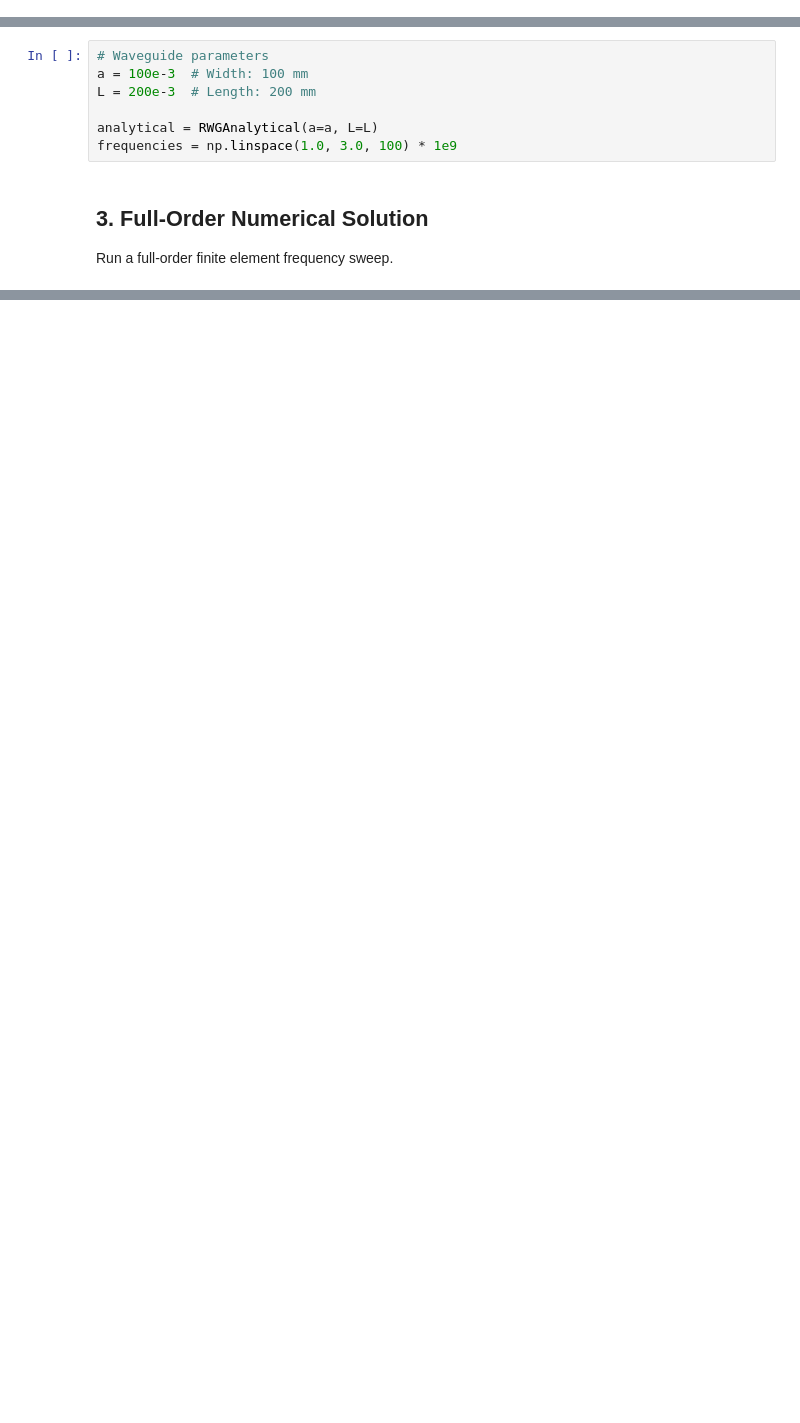
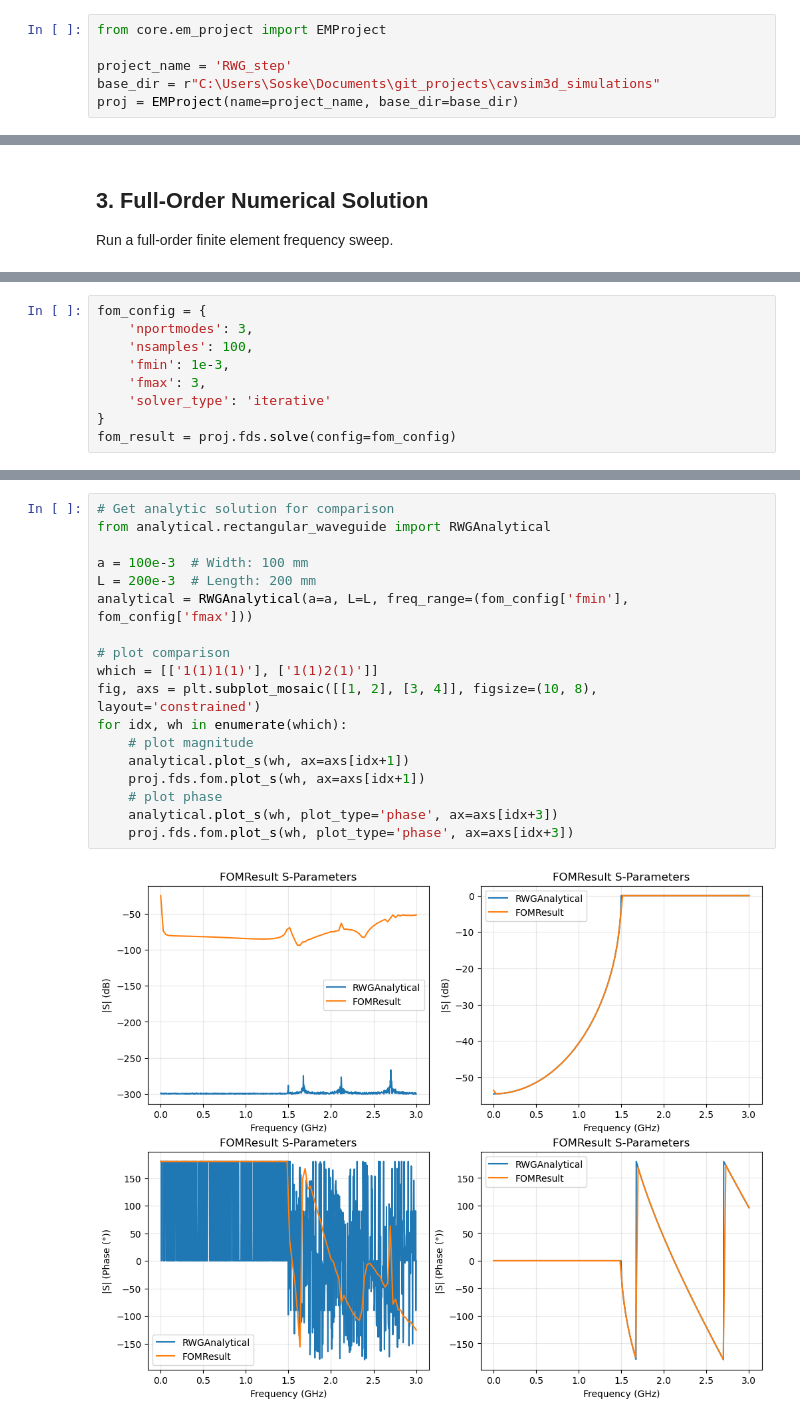
Before and after one commit to Dark-Elektron/cavsim3d, a Jupyter notebook: examples/rwg_step/rwg_step.ipynb, the cells around one changed output, grey strips where cells are left out. Drawn from its saved outputs; the diff is of its cells as text; blank space fills up the shorter version.

```diff
--- a/examples/rwg_step/rwg_step.ipynb
+++ b/examples/rwg_step/rwg_step.ipynb
@@ -19,0 +14,6 @@ plt.rcParams['figure.dpi'] = 100
+# %%
+from core.em_project import EMProject
+
+project_name = 'RWG_step'
+base_dir = r"C:\Users\Soske\Documents\git_projects\cavsim3d_simulations"
+proj = EMProject(name=project_name, base_dir=base_dir)
@@ -44,10 +53,3 @@ Compute the analytical Z-parameters for comparison with numerical results.
-# %%
-# Waveguide parameters
-a = 100e-3  # Width: 100 mm
-L = 200e-3  # Length: 200 mm
-
-analytical = RWGAnalytical(a=a, L=L)
-frequencies = np.linspace(1.0, 3.0, 100) * 1e9
 # %% [markdown]
 ## 3. Full-Order Numerical Solution
 
@@ -82 +57,10 @@ Domain-Port Mapping:
+# %%
+fom_config = {
+    'nportmodes': 3,
+    'nsamples': 100,
+    'fmin': 1e-3,
+    'fmax': 3,
+    'solver_type': 'iterative'
+}
+fom_result = proj.fds.solve(config=fom_config)
 # %%
@@ -150 +70,21 @@ plt.show()
+# %%
+# Get analytic solution for comparison
+from analytical.rectangular_waveguide import RWGAnalytical
+
+a = 100e-3  # Width: 100 mm
+L = 200e-3  # Length: 200 mm
+analytical = RWGAnalytical(a=a, L=L, freq_range=(fom_config['fmin'], fom_config['fmax']))
+
+# plot comparison
+which = [['1(1)1(1)'], ['1(1)2(1)']]
+fig, axs = plt.subplot_mosaic([[1, 2], [3, 4]], figsize=(10, 8), layout='constrained')
+for idx, wh in enumerate(which):
+    # plot magnitude
+    analytical.plot_s(wh, ax=axs[idx+1])
+    proj.fds.fom.plot_s(wh, ax=axs[idx+1])
+    # plot phase
+    analytical.plot_s(wh, plot_type='phase', ax=axs[idx+3])
+    proj.fds.fom.plot_s(wh, plot_type='phase', ax=axs[idx+3])
+# %% [output]
+[figure, added]
 # %%
```
Also changed, not shown: parts of 29 cells of this notebook, 44 other files.
